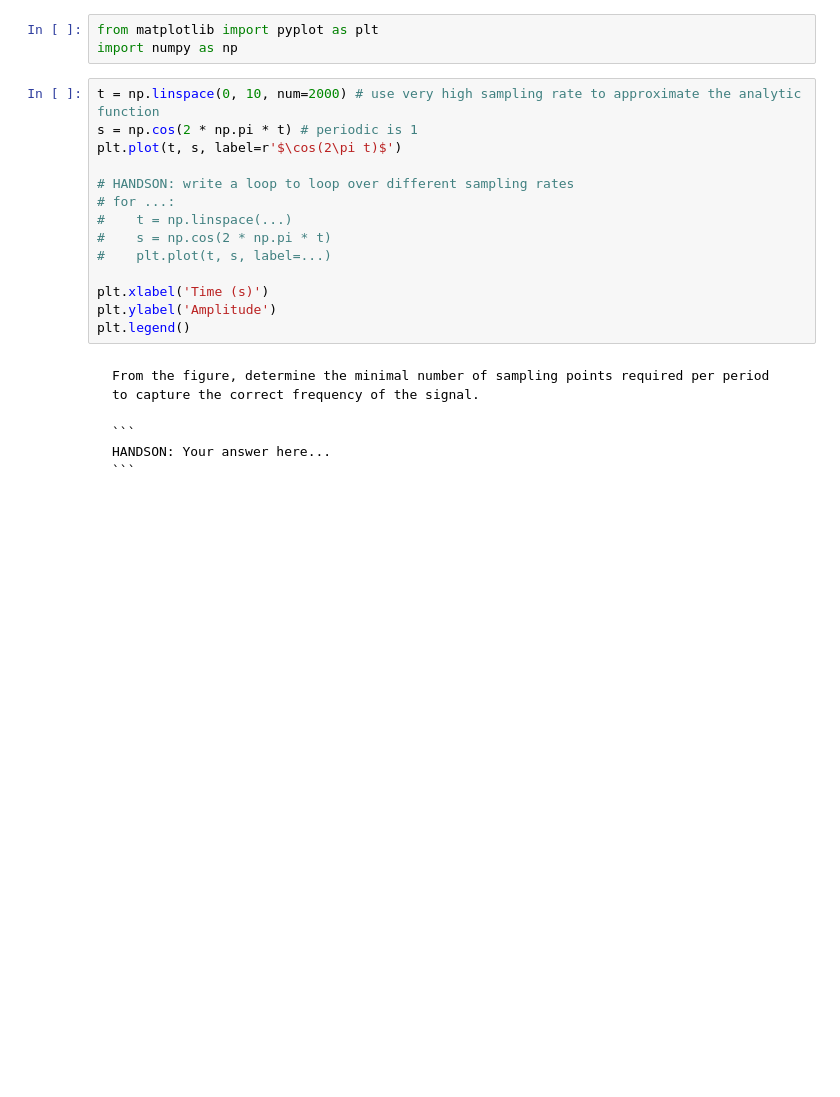
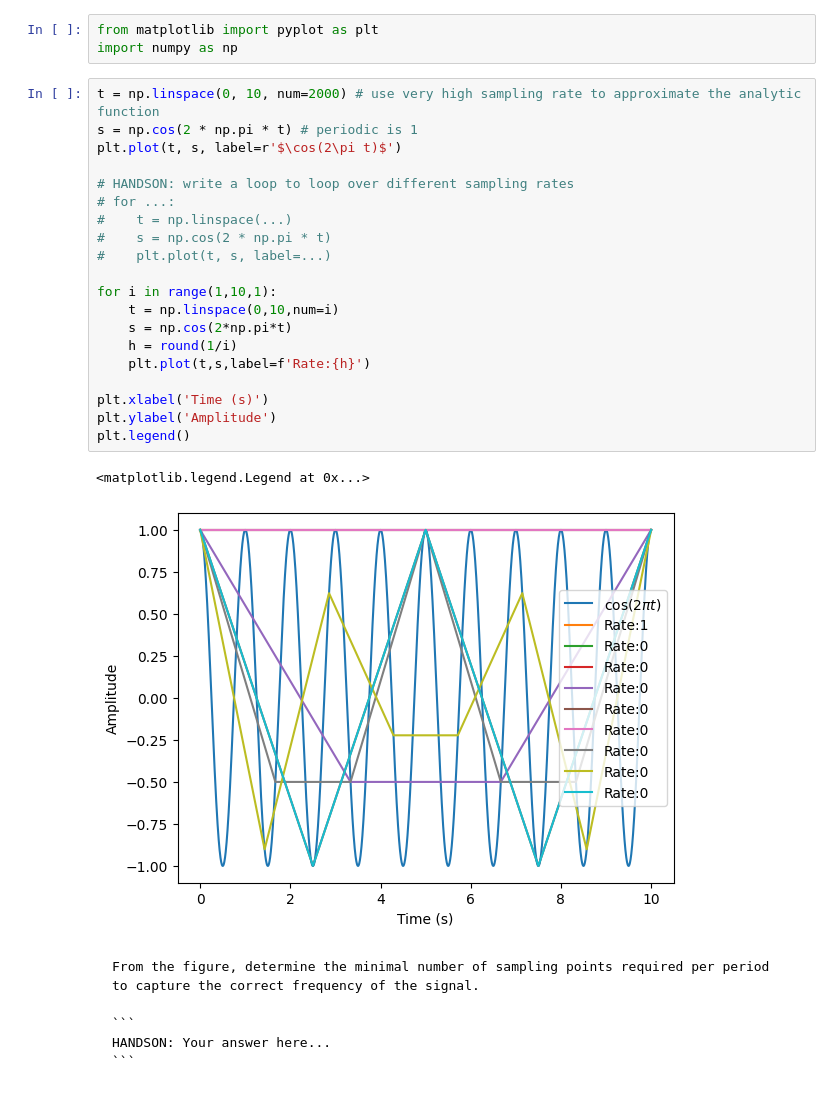
Before and after one commit to ua-2025q1-phys305/ua-2025q1-phys305.github.io, a Jupyter notebook: docs/04/lab.ipynb, the cells around one changed output. Cells and saved outputs as stored; diff of their text form; blank space fills up the shorter version.

```diff
--- a/docs/04/lab.ipynb
+++ b/docs/04/lab.ipynb
@@ -15,15 +15,24 @@ import numpy as np
 # %%
 t = np.linspace(0, 10, num=2000) # use very high sampling rate to approximate the analytic function
 s = np.cos(2 * np.pi * t) # periodic is 1
 plt.plot(t, s, label=r'$\cos(2\pi t)$')
 
 # HANDSON: write a loop to loop over different sampling rates
 # for ...:
 #    t = np.linspace(...)
 #    s = np.cos(2 * np.pi * t)
 #    plt.plot(t, s, label=...)
 
+for i in range(1,10,1):
+    t = np.linspace(0,10,num=i)
+    s = np.cos(2*np.pi*t)
+    h = round(1/i)
+    plt.plot(t,s,label=f'Rate:{h}')
+
 plt.xlabel('Time (s)')
 plt.ylabel('Amplitude')
 plt.legend()
+# %% [output]
+<matplotlib.legend.Legend at 0x...>
+[figure, added]
 # %% [markdown]
```
Also changed, not shown: parts of 3 cells of this notebook, 1 other file.
